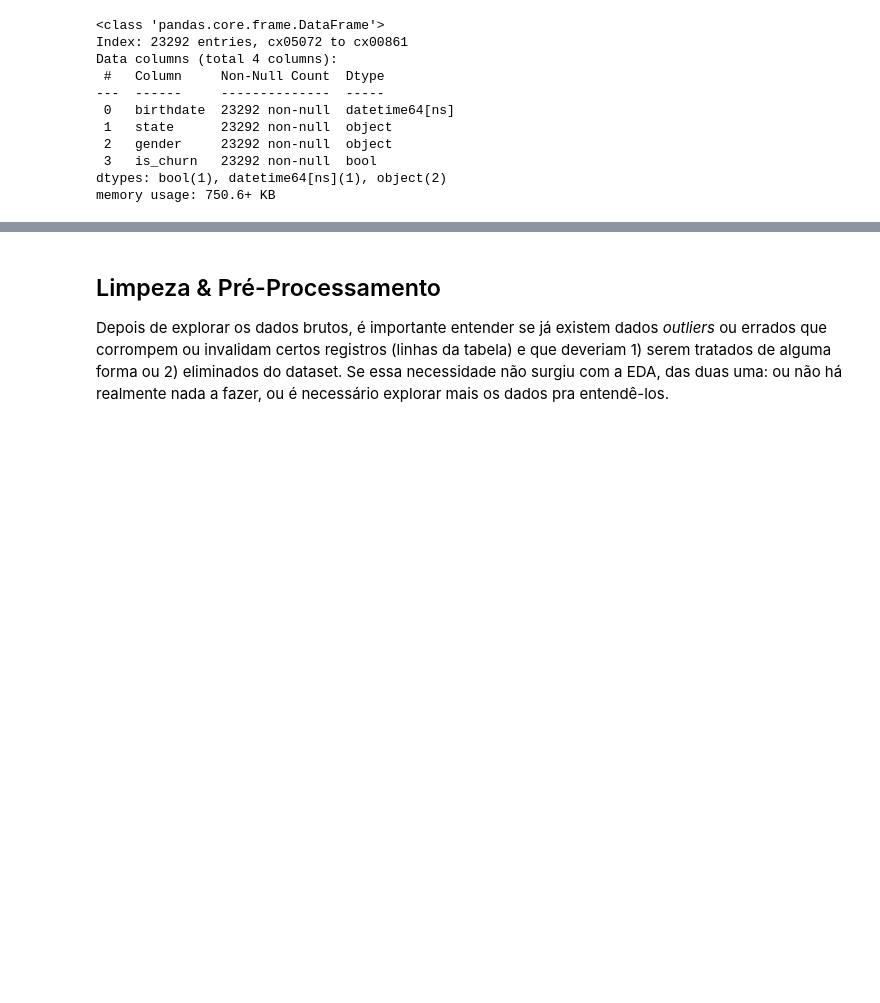
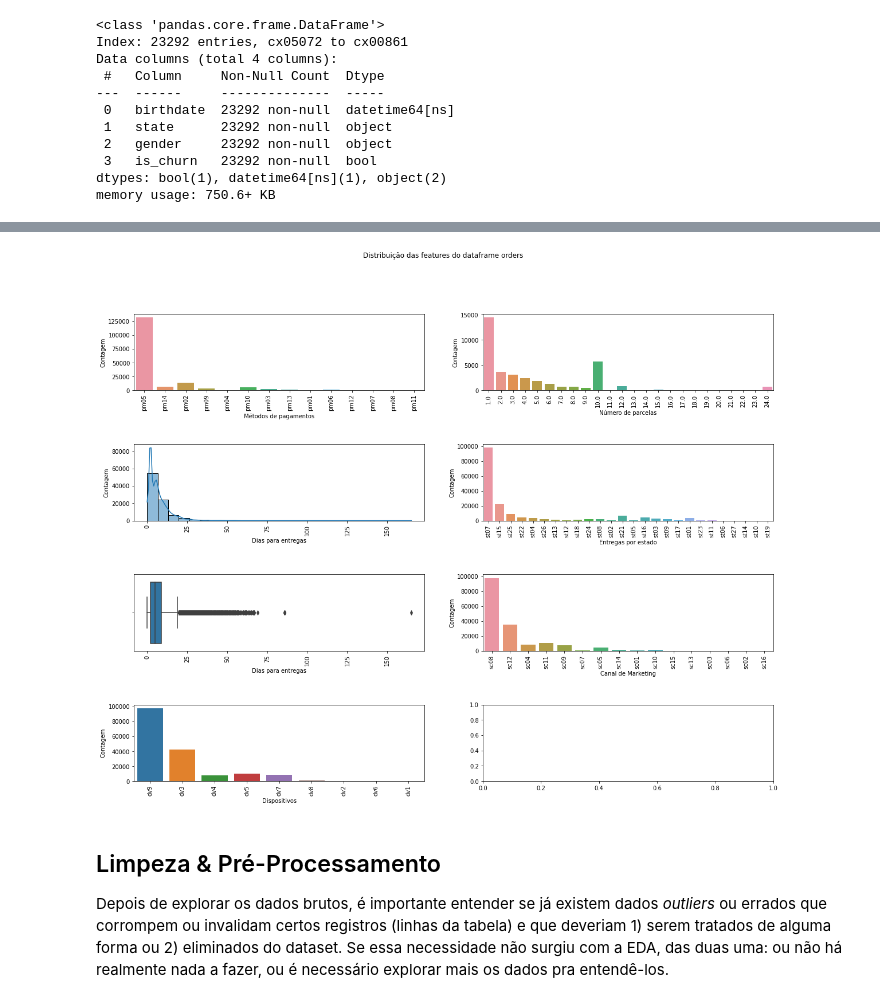
Before and after one commit to casjunior93/Desafio-Tera---Ensemble, a Jupyter notebook: Desafio_Assinado_Luizalabs_Ensembles.ipynb, the cells around one changed output, grey strips where cells are left out. Cells and saved outputs as stored; diff of their text form; code cells hidden in the pictures; blank space fills up the shorter version.

```diff
--- a/Desafio_Assinado_Luizalabs_Ensembles.ipynb
+++ b/Desafio_Assinado_Luizalabs_Ensembles.ipynb
@@ -383,0 +528,3 @@ plt.show();
+# %%
+orders2 = orders.reset_index()
+orders2.head(10)
@@ -384,3 +543,46 @@ plt.show();
+# %%
+fig, axes = plt.subplots(4, 2, figsize = (20,15))
+fig.subplots_adjust(hspace=0.7, wspace=0.2)
+fig.suptitle('Distribuição das features do dataframe orders')
+
+#Métodos de pagamentos
+sns.countplot(ax=axes[0, 0],x=orders2['payment_method'])
+axes[0, 0].tick_params(axis='x', rotation=90)
+axes[0, 0].set(xlabel='Métodos de pagamentos', ylabel='Contagem')
+
+#Número de parcelas
+sns.countplot(ax=axes[0, 1],x=orders2['installments'])
+axes[0, 1].tick_params(axis='x', rotation=90)
+axes[0, 1].set(xlabel='Número de parcelas', ylabel='Contagem')
+
+#Dias para entregas
+sns.histplot(ax=axes[1, 0], x=orders2['delivery_days'], bins=25, kde=True)
+axes[1, 0].tick_params(axis='x', rotation=90)
+axes[1, 0].set(xlabel='Dias para entregas', ylabel='Contagem')
+
+#Dias para entregas - boxplot
+sns.boxplot(ax=axes[2, 0],x=orders2['delivery_days'])
+axes[2, 0].tick_params(axis='x', rotation=90)
+axes[2, 0].set(xlabel='Dias para entregas')
+
+#Entregas por estado
+sns.countplot(ax=axes[1, 1],x=orders2['delivery_state'])
+axes[1, 1].tick_params(axis='x', rotation=90)
+axes[1, 1].set(xlabel='Entregas por estado', ylabel='Contagem')
+
+#Dispositivos
+sns.countplot(ax=axes[3, 0],x=orders2['device'])
+axes[3, 0].tick_params(axis='x', rotation=90)
+axes[3, 0].set(xlabel='Dispositivos', ylabel='Contagem')
+
+#Canal de Marketing
+sns.countplot(ax=axes[2, 1],x=orders2['source'])
+axes[2, 1].tick_params(axis='x', rotation=90)
+axes[2, 1].set(xlabel='Canal de Marketing', ylabel='Contagem')
+
+plt.show();
+# %% [output]
+[figure, added]
 # %% [markdown]
 ## Limpeza & Pré-Processamento
 
```
Also changed, not shown: parts of 20 cells of this notebook.
